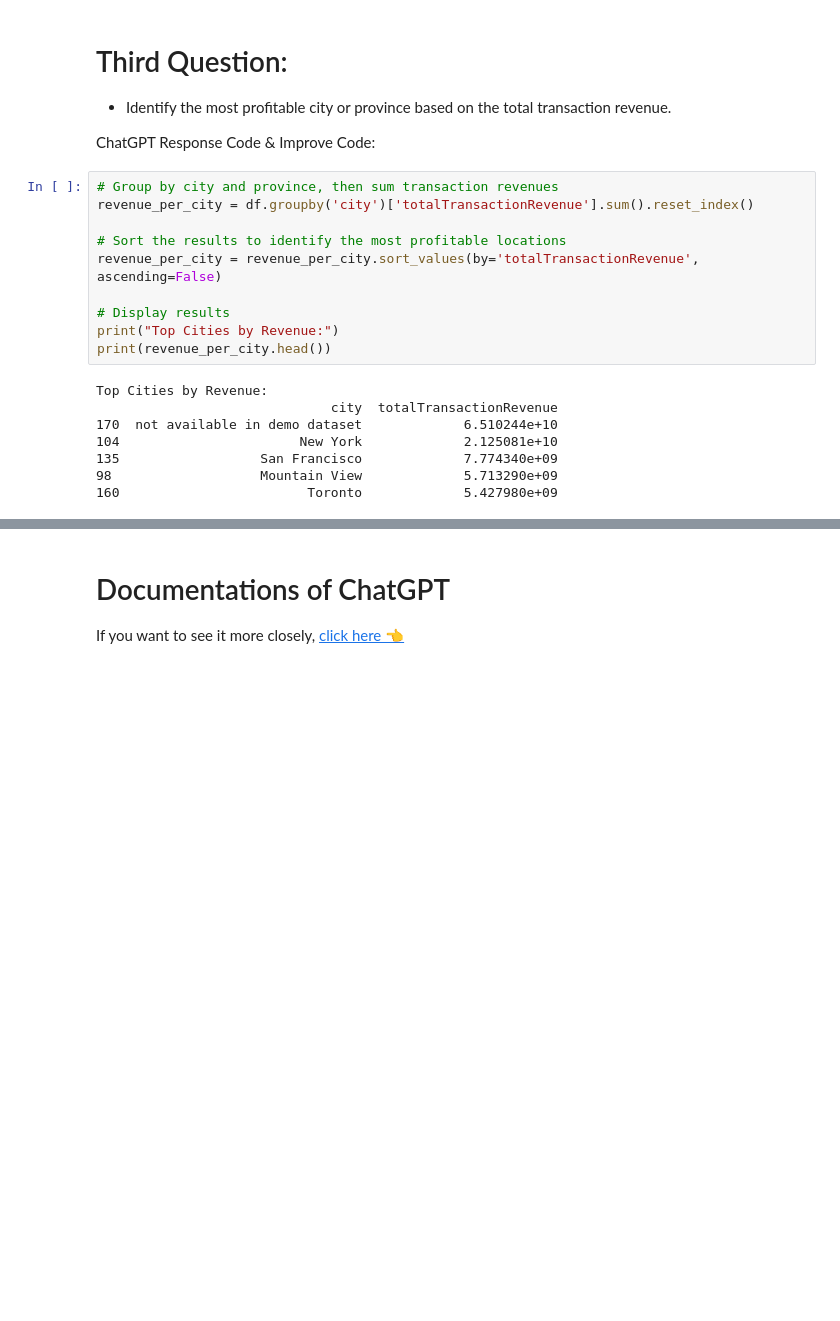
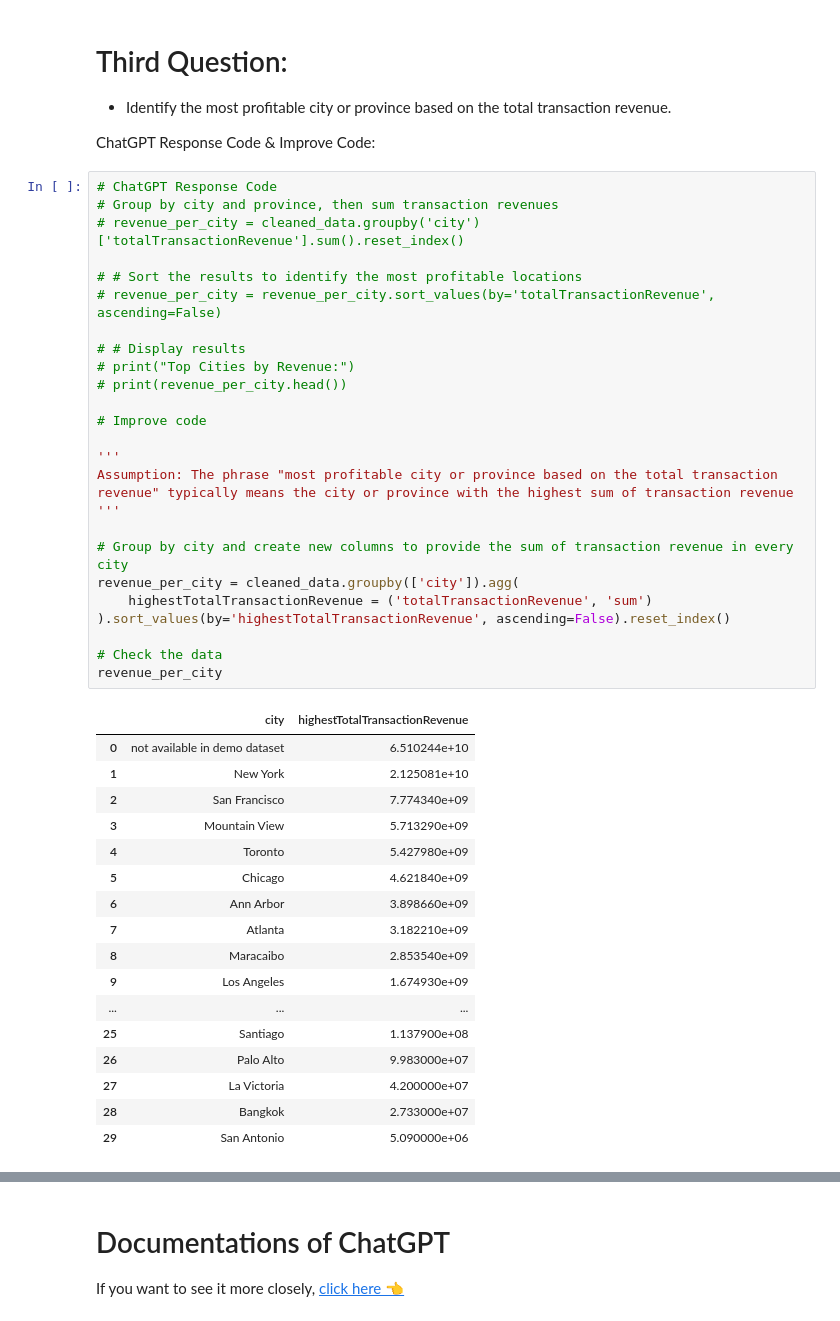
Before and after one commit to syauqikhosyi/ntx-syauqikhosyi-etl-sales-pipeline, a Jupyter notebook: Soal 1 - Data Transformation dan Analysis Case/Soal 1.ipynb, the cells around one changed output, grey strips where cells are left out. Cells and saved outputs as stored; diff of their text form; blank space fills up the shorter version.

```diff
--- a/Soal 1 - Data Transformation dan Analysis Case/Soal 1.ipynb
+++ b/Soal 1 - Data Transformation dan Analysis Case/Soal 1.ipynb
@@ -513,21 +513,46 @@ plt.show()
 
 ChatGPT Response Code & Improve Code:
 # %%
+# ChatGPT Response Code
 # Group by city and province, then sum transaction revenues
-revenue_per_city = df.groupby('city')['totalTransactionRevenue'].sum().reset_index()
+# revenue_per_city = cleaned_data.groupby('city')['totalTransactionRevenue'].sum().reset_index()
 
-# Sort the results to identify the most profitable locations
-revenue_per_city = revenue_per_city.sort_values(by='totalTransactionRevenue', ascending=False)
+# # Sort the results to identify the most profitable locations
+# revenue_per_city = revenue_per_city.sort_values(by='totalTransactionRevenue', ascending=False)
 
-# Display results
-print("Top Cities by Revenue:")
-print(revenue_per_city.head())
+# # Display results
+# print("Top Cities by Revenue:")
+# print(revenue_per_city.head())
+
+# Improve code
+
+'''
+Assumption: The phrase "most profitable city or province based on the total transaction revenue" typically means the city or province with the highest sum of transaction revenue
+'''
+
+# Group by city and create new columns to provide the sum of transaction revenue in every city
+revenue_per_city = cleaned_data.groupby(['city']).agg(
+    highestTotalTransactionRevenue = ('totalTransactionRevenue', 'sum')
+).sort_values(by='highestTotalTransactionRevenue', ascending=False).reset_index()
+
+# Check the data
+revenue_per_city
 # %% [output]
-Top Cities by Revenue:
-                              city  totalTransactionRevenue
-170  not available in demo dataset             6.510244e+10
-104                       New York             2.125081e+10
-135                  San Francisco             7.774340e+09
-98                   Mountain View             5.713290e+09
-160                        Toronto             5.427980e+09
+|  | city | highestTotalTransactionRevenue |
+| 0 | not available in demo dataset | 6.510244e+10 |
+| 1 | New York | 2.125081e+10 |
+| 2 | San Francisco | 7.774340e+09 |
+| 3 | Mountain View | 5.713290e+09 |
+| 4 | Toronto | 5.427980e+09 |
+| 5 | Chicago | 4.621840e+09 |
+| 6 | Ann Arbor | 3.898660e+09 |
+| 7 | Atlanta | 3.182210e+09 |
+| 8 | Maracaibo | 2.853540e+09 |
+| 9 | Los Angeles | 1.674930e+09 |
+| ... | ... | ... |
+| 25 | Santiago | 1.137900e+08 |
+| 26 | Palo Alto | 9.983000e+07 |
+| 27 | La Victoria | 4.200000e+07 |
+| 28 | Bangkok | 2.733000e+07 |
+| 29 | San Antonio | 5.090000e+06 |
 # %%
```
Also changed, not shown: parts of 2 cells of this notebook.
